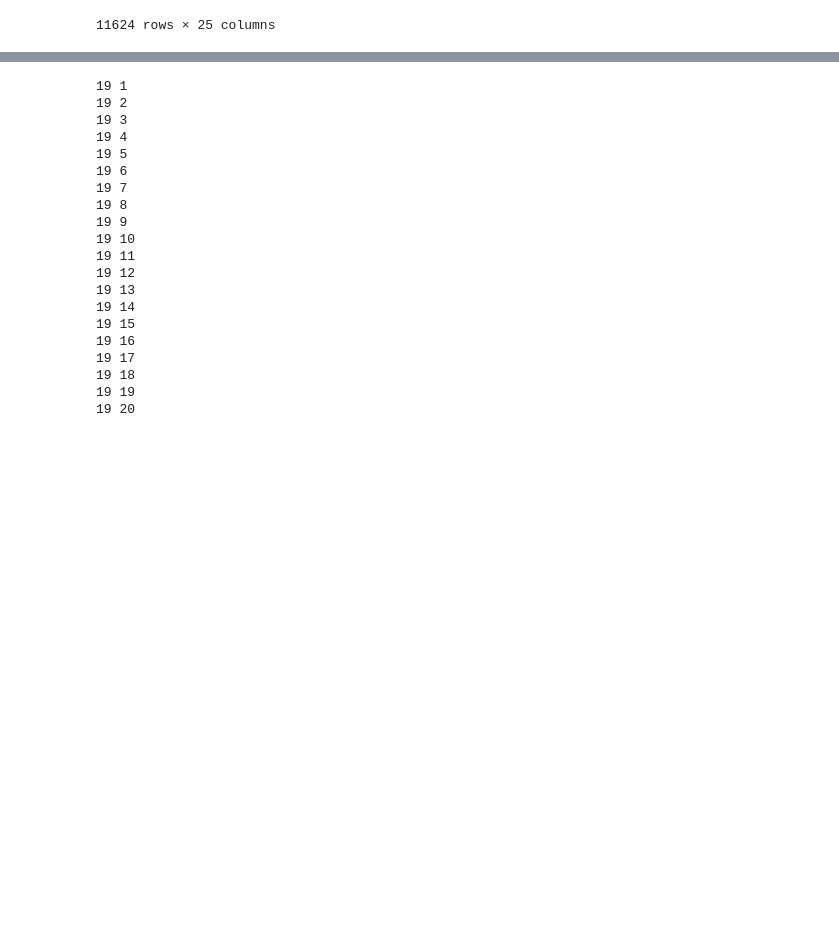
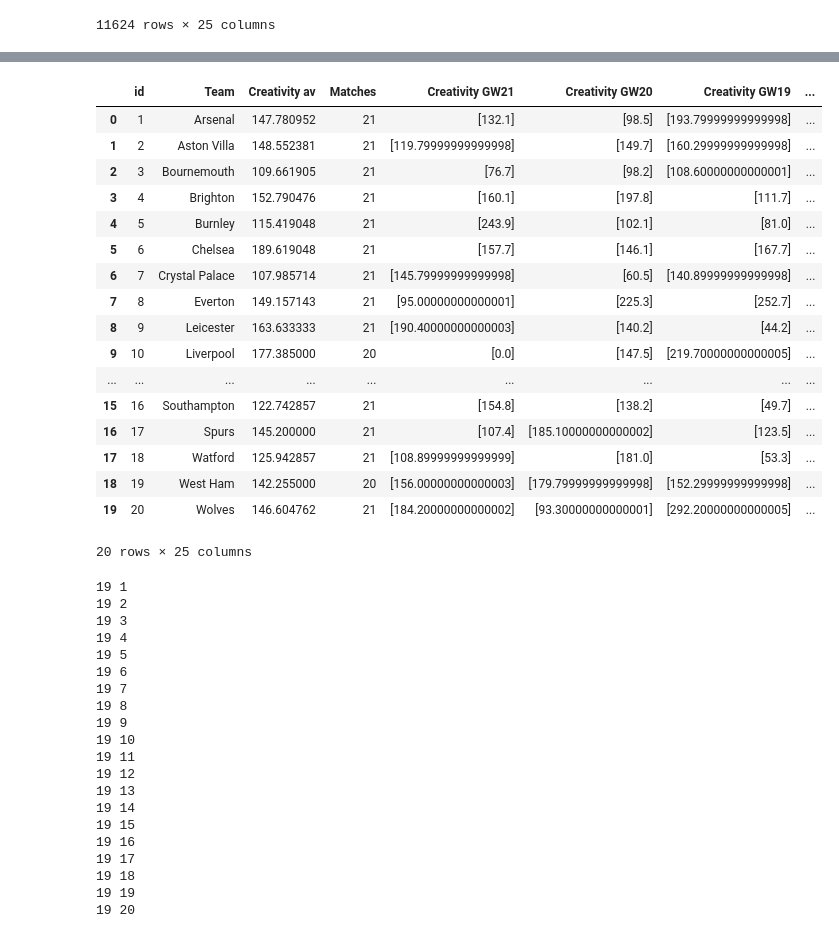
Before and after one commit to sminata/tikeve.github.io, a Jupyter notebook: brr.ipynb, the cells around one changed output, grey strips where cells are left out. Saved outputs shown, nothing was run; the diff lists cells and outputs as text; code cells hidden in the pictures; blank space fills up the shorter version.

```diff
--- a/brr.ipynb
+++ b/brr.ipynb
@@ -659,3 +660,24 @@ Name: Threat allowed GW21 adj, dtype: object
+# %%
+TeamCreativity
+# %% [output]
+|  | id | Team | Creativity av | Matches | Creativity GW21 | Creativity GW20 | Creativity GW19 | ... |
+| 0 | 1 | Arsenal | 147.780952 | 21 | [132.1] | [98.5] | [193.79999999999998] | ... |
+| 1 | 2 | Aston Villa | 148.552381 | 21 | [119.79999999999998] | [149.7] | [160.29999999999998] | ... |
+| 2 | 3 | Bournemouth | 109.661905 | 21 | [76.7] | [98.2] | [108.60000000000001] | ... |
+| 3 | 4 | Brighton | 152.790476 | 21 | [160.1] | [197.8] | [111.7] | ... |
+| 4 | 5 | Burnley | 115.419048 | 21 | [243.9] | [102.1] | [81.0] | ... |
+| 5 | 6 | Chelsea | 189.619048 | 21 | [157.7] | [146.1] | [167.7] | ... |
+| 6 | 7 | Crystal Palace | 107.985714 | 21 | [145.79999999999998] | [60.5] | [140.89999999999998] | ... |
+| 7 | 8 | Everton | 149.157143 | 21 | [95.00000000000001] | [225.3] | [252.7] | ... |
+| 8 | 9 | Leicester | 163.633333 | 21 | [190.40000000000003] | [140.2] | [44.2] | ... |
+| 9 | 10 | Liverpool | 177.385000 | 20 | [0.0] | [147.5] | [219.70000000000005] | ... |
+| ... | ... | ... | ... | ... | ... | ... | ... | ... |
+| 15 | 16 | Southampton | 122.742857 | 21 | [154.8] | [138.2] | [49.7] | ... |
+| 16 | 17 | Spurs | 145.200000 | 21 | [107.4] | [185.10000000000002] | [123.5] | ... |
+| 17 | 18 | Watford | 125.942857 | 21 | [108.89999999999999] | [181.0] | [53.3] | ... |
+| 18 | 19 | West Ham | 142.255000 | 20 | [156.00000000000003] | [179.79999999999998] | [152.29999999999998] | ... |
+| 19 | 20 | Wolves | 146.604762 | 21 | [184.20000000000002] | [93.30000000000001] | [292.20000000000005] | ... |
+20 rows × 25 columns
 # %%
 TeamThreat = pd.DataFrame()
 TeamThreat['id'] = pd.DataFrame(d1['teams'])['id']
```
Also changed, not shown: parts of 7 cells of this notebook, 11 other files.
